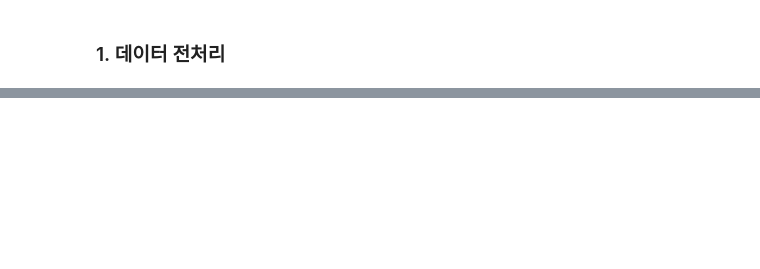
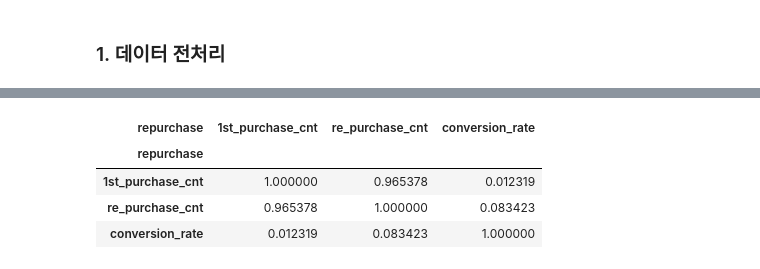
Before and after one commit to ElaYJ/Machine-Learning-Project, a Jupyter notebook: EDA/eda_ojm.ipynb, the cells around one changed output, grey strips where cells are left out. Cells and saved outputs as stored; diff of their text form; code cells hidden in the pictures; blank space fills up the shorter version.

```diff
--- a/EDA/eda_ojm.ipynb
+++ b/EDA/eda_ojm.ipynb
@@ -102,0 +134,9 @@ px.bar(df_re2, x=df_re2.index, y='order_count',
+# %%
+# 상관분석 결과
+df_re3.corr()
+# %% [output]
+| repurchase | 1st_purchase_cnt | re_purchase_cnt | conversion_rate |
+| repurchase |  |  |  |
+| 1st_purchase_cnt | 1.000000 | 0.965378 | 0.012319 |
+| re_purchase_cnt | 0.965378 | 1.000000 | 0.083423 |
+| conversion_rate | 0.012319 | 0.083423 | 1.000000 |
```
Also changed, not shown: parts of 17 cells of this notebook.
